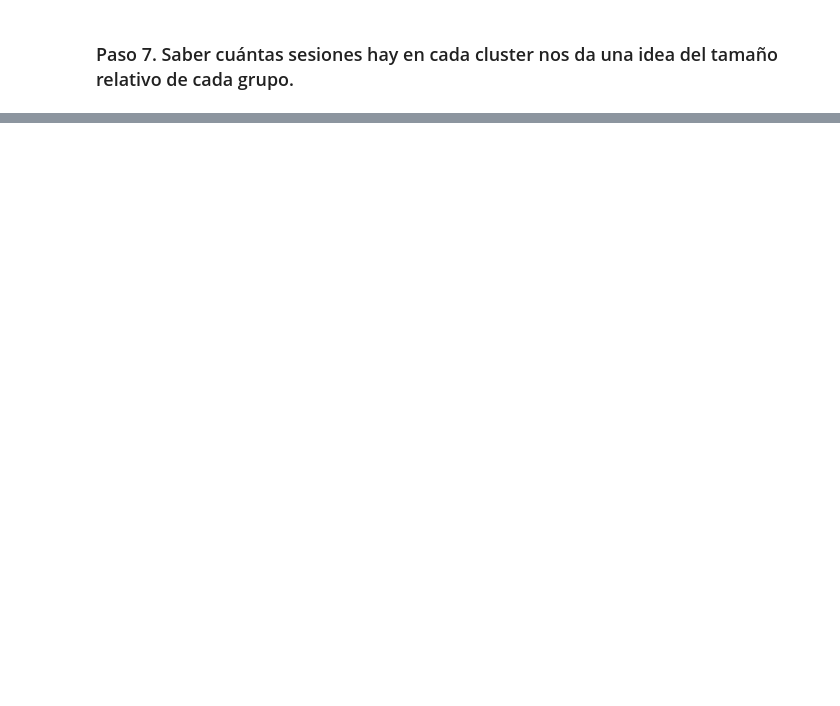
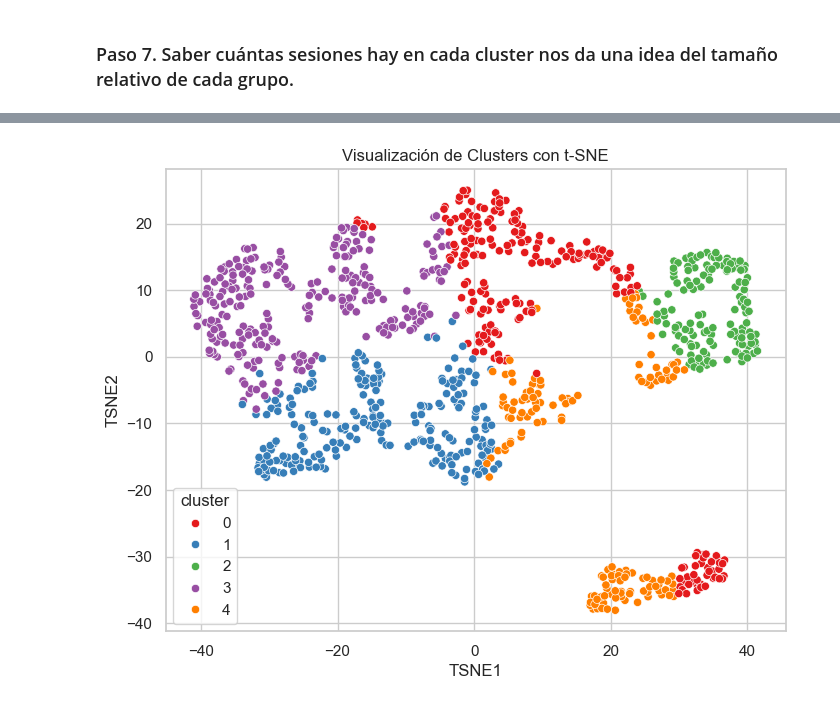
Before and after one commit to carlyg7/TFG, a Jupyter notebook: clustering.ipynb, the cells around one changed output, grey strips where cells are left out. Drawn from its saved outputs; the diff is of its cells as text; code cells hidden in the pictures; blank space fills up the shorter version.

```diff
--- a/clustering.ipynb
+++ b/clustering.ipynb
@@ -229,0 +260,17 @@ plt.show()
+# %%
+# Visualización tipo t-SNE
+
+from sklearn.manifold import TSNE
+
+tsne = TSNE(n_components=2, random_state=42)
+tsne_components = tsne.fit_transform(X)
+
+df_tsne = pd.DataFrame(tsne_components, columns=['TSNE1', 'TSNE2'])
+df_tsne['cluster'] = dataset['cluster']
+
+plt.figure(figsize=(8, 6))
+sns.scatterplot(x='TSNE1', y='TSNE2', hue='cluster', data=df_tsne, palette='Set1')
+plt.title('Visualización de Clusters con t-SNE')
+plt.show()
+# %% [output]
+[figure, added]
```
Also changed, not shown: parts of 30 cells of this notebook, 7 other files.
